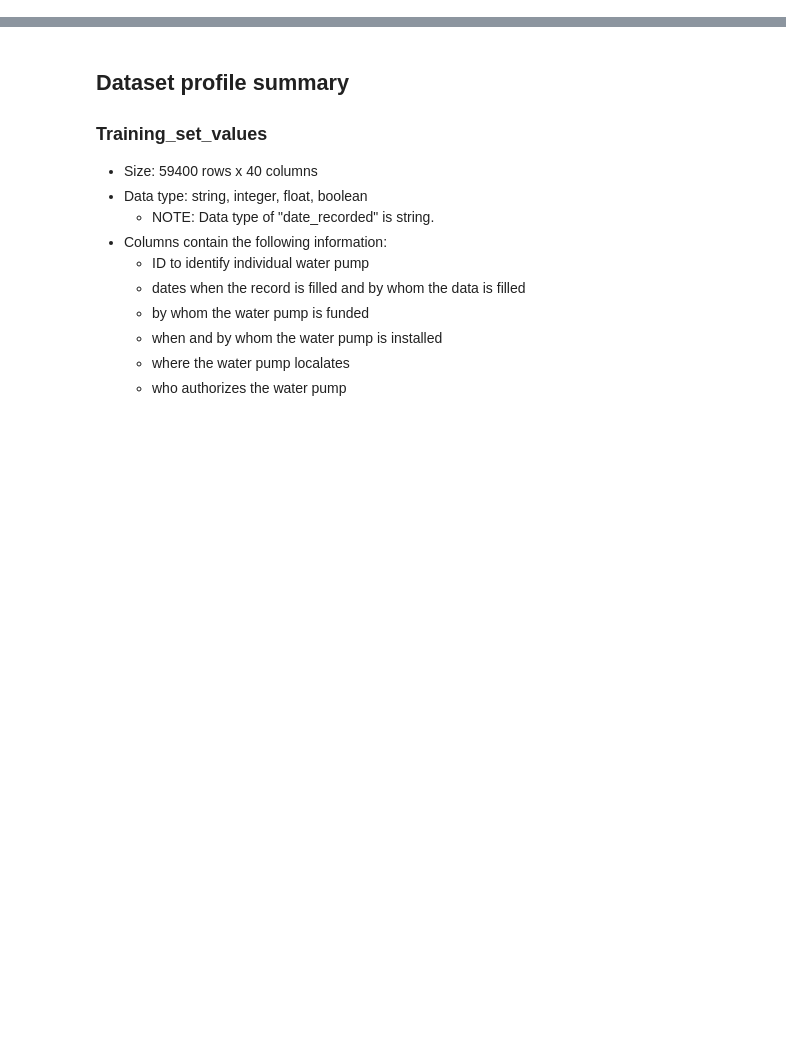
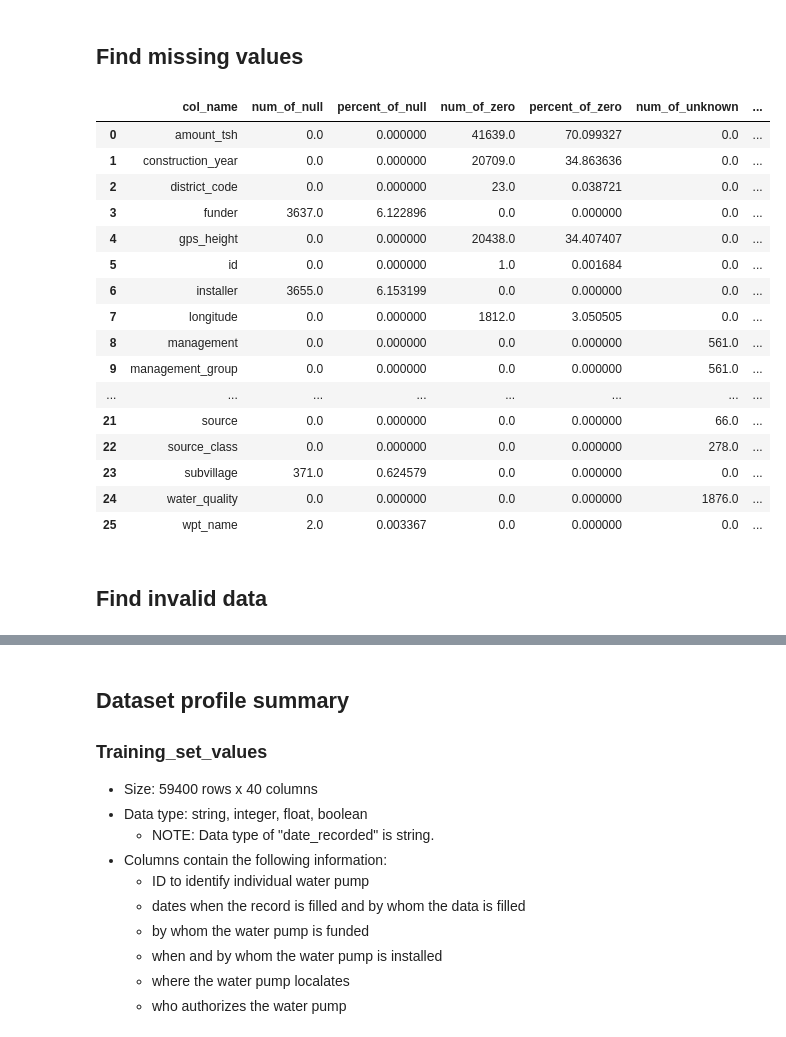
Before and after one commit to floranuta/Data_Circle, a Jupyter notebook: notebooks/EDA.ipynb, the cells around one changed output, grey strips where cells are left out. Drawn from its saved outputs; the diff is of its cells as text; code cells hidden in the pictures; blank space fills up the shorter version.

Commit message:
feat: Ticket-1.1.1 to Ticket-1.2, Analyzed missing values and invalid data and organized cells for further analysis

```diff
--- a/notebooks/EDA.ipynb
+++ b/notebooks/EDA.ipynb
@@ -31,0 +11,4 @@ Ticket 1.1.3: Create summary statistics for all features
+# %%
+# merge train_set_values and train_set_labels on ID
+train_data = pd.merge(train_val, train_label, on="id")
+train_data
@@ -84,0 +67,73 @@ array(['functional', 'non functional', 'functional needs repair'],
+# %% [markdown]
+## Find missing values
+# %%
+# Missing values are NaN (e.g. null) or zero value or unknown
+# So, find the missing values
+
+columns_null = []
+columns_zero = []
+columns_unknown = []
+
+
+for col in train_data.columns:
+
+    # search columns which contain null
+    if train_data[col].isna().any() == True:
+        columns_null.append(col)
+
+    # search columns which contain zero
+    elif 0 in train_data[col].unique():
+        columns_zero.append(col)
+
+    # search columns which contain unknown
+    elif "unknown" in train_data[col].unique():
+        columns_unknown.append(col)
+
+    elif "Unknown" in train_data[col].unique():
+        columns_unknown.append(col)
+
+
+# count the number of rows containing null and create a data frame
+null_data = pd.DataFrame(train_data[columns_null].isna().sum()).reset_index()
+null_data.columns = ["col_name", "num_of_null"]
+null_data["percent_of_null"] = null_data["num_of_null"] / len(train_data)*100
+
+# count the number of rows containing zero and create a data frame
+zero_data = pd.DataFrame(train_data[columns_zero].isin([0]).sum()).reset_index()
+zero_data.columns = ["col_name", "num_of_zero"]
+zero_data["percent_of_zero"] = zero_data["num_of_zero"] / len(train_data)*100
+
+# count the number of rows containing unknown and create a data frame
+unknown_data = pd.DataFrame(train_data[columns_unknown].isin(["unknown", "Unknown"]).sum()).reset_index()
+unknown_data.columns = ["col_name", "num_of_unknown"]
+unknown_data["percent_of_unknown"] = unknown_data["num_of_unknown"] / len(train_data) * 100
+
+# merging all dataframes
+missing_value = pd.merge(null_data, zero_data, how="outer", sort=True)
+missing_value = pd.merge(missing_value, unknown_data, how="outer", sort=True)
+missing_value = missing_value.replace(np.nan, 0)
+
+# counts sum of missing values and calculate percentage
+missing_value["sum_of_missing_value"] = missing_value["num_of_null"] + missing_value["num_of_zero"] + missing_value["num_of_unknown"]
+missing_value["percent_of_missing_value"] = missing_value["sum_of_missing_value"] / len(train_data) * 100
+missing_value
+# %% [output]
+|  | col_name | num_of_null | percent_of_null | num_of_zero | percent_of_zero | num_of_unknown | ... |
+| 0 | amount_tsh | 0.0 | 0.000000 | 41639.0 | 70.099327 | 0.0 | ... |
+| 1 | construction_year | 0.0 | 0.000000 | 20709.0 | 34.863636 | 0.0 | ... |
+| 2 | district_code | 0.0 | 0.000000 | 23.0 | 0.038721 | 0.0 | ... |
+| 3 | funder | 3637.0 | 6.122896 | 0.0 | 0.000000 | 0.0 | ... |
+| 4 | gps_height | 0.0 | 0.000000 | 20438.0 | 34.407407 | 0.0 | ... |
+| 5 | id | 0.0 | 0.000000 | 1.0 | 0.001684 | 0.0 | ... |
+| 6 | installer | 3655.0 | 6.153199 | 0.0 | 0.000000 | 0.0 | ... |
+| 7 | longitude | 0.0 | 0.000000 | 1812.0 | 3.050505 | 0.0 | ... |
+| 8 | management | 0.0 | 0.000000 | 0.0 | 0.000000 | 561.0 | ... |
+| 9 | management_group | 0.0 | 0.000000 | 0.0 | 0.000000 | 561.0 | ... |
+| ... | ... | ... | ... | ... | ... | ... | ... |
+| 21 | source | 0.0 | 0.000000 | 0.0 | 0.000000 | 66.0 | ... |
+| 22 | source_class | 0.0 | 0.000000 | 0.0 | 0.000000 | 278.0 | ... |
+| 23 | subvillage | 371.0 | 0.624579 | 0.0 | 0.000000 | 0.0 | ... |
+| 24 | water_quality | 0.0 | 0.000000 | 0.0 | 0.000000 | 1876.0 | ... |
+| 25 | wpt_name | 2.0 | 0.003367 | 0.0 | 0.000000 | 0.0 | ... |
+# %% [markdown]
+## Find invalid data
```
Also changed, not shown: parts of 25 cells of this notebook.
